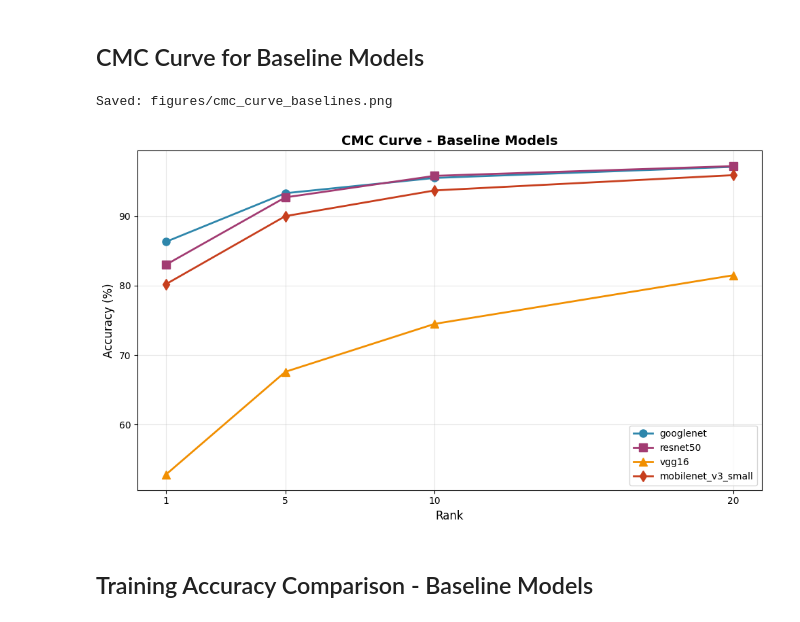
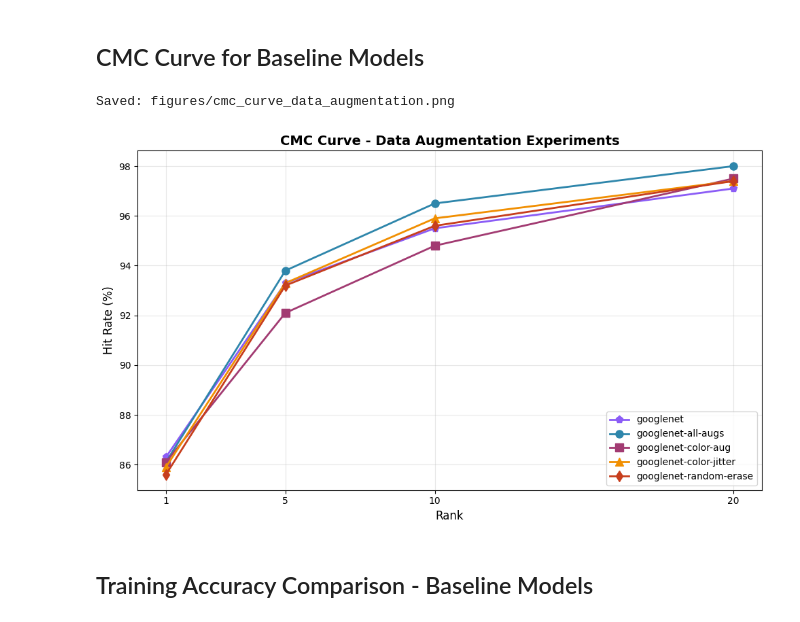
Before and after one commit to jackiemalooly/Surrey_EEEM071_Coursework, a Jupyter notebook: analysis.ipynb, the cells around one changed output. Cells and saved outputs as stored; diff of their text form; code cells hidden in the pictures.

Commit message:
Ran analysis for data augmentation techniques.

```diff
--- a/analysis.ipynb
+++ b/analysis.ipynb
@@ -255,7 +255,7 @@ summary_table
 ## CMC Curve for Baseline Models
 # %%
 # Select baseline experiments for CMC curve
-baseline_experiments = ['googlenet-veri', 'resnet50-veri', 'vgg16-veri', 'mobilenet_v3_small-veri']
+baseline_experiments = ['googlenet-veri', 'googlenet-all-augs-veri', 'googlenet-color-aug-veri', 'googlenet-color-jitter-veri', 'googlenet-random-erase-veri']
 
 # Filter test results for these experiments and Rank metrics only
 cmc_data = test_results_df[
@@ -267,43 +267,44 @@ cmc_data = test_results_df[
 cmc_data['rank'] = cmc_data['metric'].str.extract(r'Rank-(\d+)').astype(int)
 
 # Create figure
 fig, ax = plt.subplots(figsize=(10, 6))
 
 # Plot CMC curve for each experiment with different colors and markers
 styles = {
-    'googlenet-veri': {'color': '#2E86AB', 'marker': 'o'},
-    'resnet50-veri': {'color': '#A23B72', 'marker': 's'},
-    'vgg16-veri': {'color': '#F18F01', 'marker': '^'},
-    'mobilenet_v3_small-veri': {'color': '#C73E1D', 'marker': 'd'}
+    'googlenet-veri': {'color': '#8B5CF6', 'marker': 'p'},
+    'googlenet-all-augs-veri': {'color': '#2E86AB', 'marker': 'o'},
+    'googlenet-color-aug-veri': {'color': '#A23B72', 'marker': 's'},
+    'googlenet-color-jitter-veri': {'color': '#F18F01', 'marker': '^'},
+    'googlenet-random-erase-veri': {'color': '#C73E1D', 'marker': 'd'}
 }
 
 for experiment in baseline_experiments:
     exp_data = cmc_data[cmc_data['experiment'] == experiment].sort_values('rank')
     # Remove '-veri' from label
     label = experiment.replace('-veri', '')
     ax.plot(exp_data['rank'], exp_data['value'],
             marker=styles[experiment]['marker'], linewidth=2, markersize=8,
             color=styles[experiment]['color'], label=label)
 
 # Formatting
 ax.set_xlabel('Rank', fontsize=12)
-ax.set_ylabel('Accuracy (%)', fontsize=12)
-ax.set_title('CMC Curve - Baseline Models', fontsize=14, fontweight='bold')
+ax.set_ylabel('Hit Rate (%)', fontsize=12)
+ax.set_title('CMC Curve - Data Augmentation Experiments', fontsize=14, fontweight='bold')
 ax.legend(loc='lower right', fontsize=10)
 ax.grid(True, alpha=0.3)
 ax.set_xticks(cmc_data['rank'].unique())
 
 plt.tight_layout()
 
 # Save figure
 os.makedirs('figures', exist_ok=True)
-plt.savefig('figures/cmc_curve_baselines.png', dpi=300, bbox_inches='tight')
-print("Saved: figures/cmc_curve_baselines.png")
+plt.savefig('figures/cmc_curve_data_augmentation.png', dpi=300, bbox_inches='tight')
+print("Saved: figures/cmc_curve_data_augmentation.png")
 
 plt.show()
 # %% [output]
-Saved: figures/cmc_curve_baselines.png
+Saved: figures/cmc_curve_data_augmentation.png
-[figure, old version]
+[figure, new version]
 # %% [markdown]
 ## Training Accuracy Comparison - Baseline Models
 # %%
```
Also changed, not shown: parts of 2 cells of this notebook, 4 other files.
